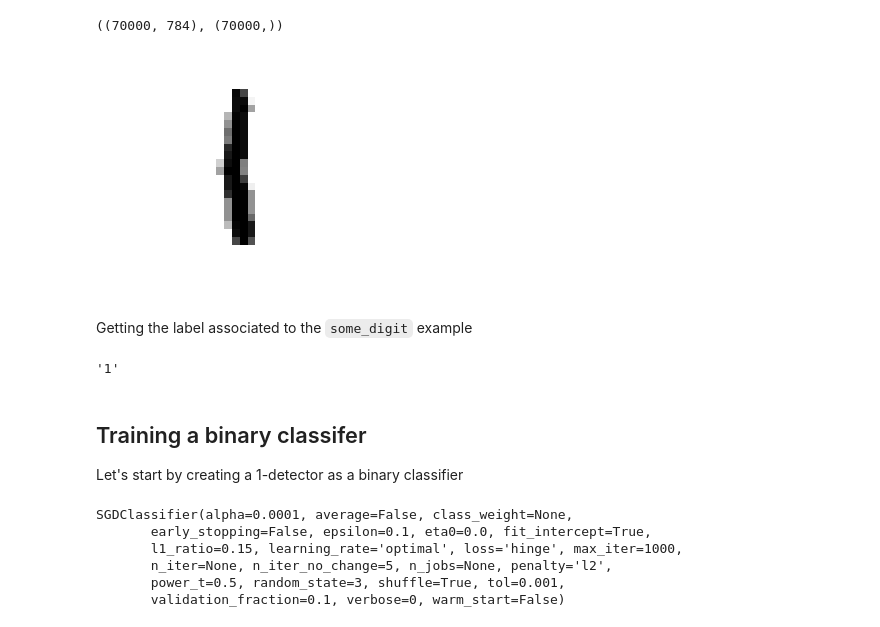
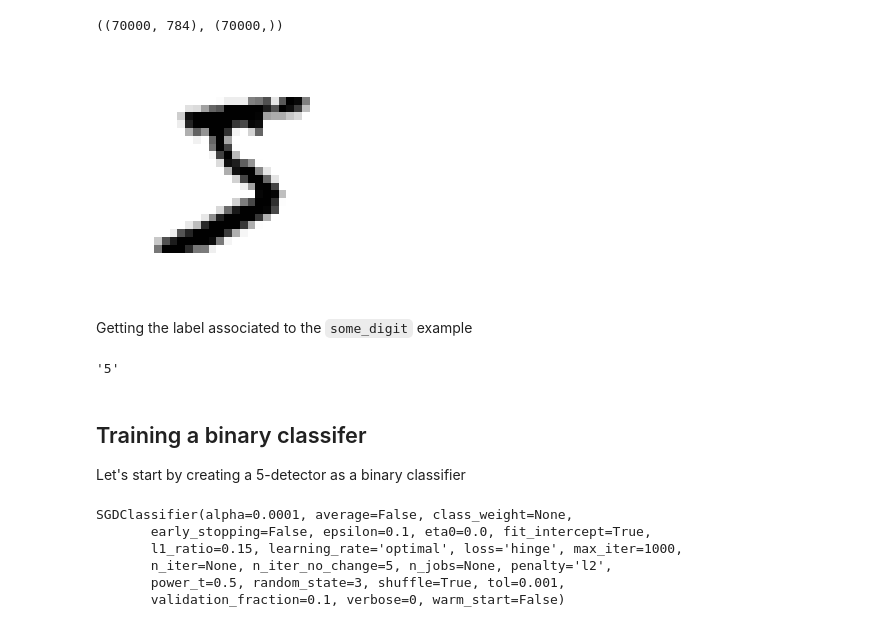
Before and after one commit to cvolcy/hands-on-mlbook, a Jupyter notebook: chapter_3.ipynb, the cells around one changed output. Cells and saved outputs as stored; diff of their text form; code cells hidden in the pictures.

```diff
--- a/chapter_3.ipynb
+++ b/chapter_3.ipynb
@@ -24,23 +24,23 @@ X.shape, y.shape
 # %%
 %matplotlib inline
 import matplotlib
 import matplotlib.pyplot as plt
 
-some_digit_index = 35000
+some_digit_index = 0
 some_digit = X[some_digit_index]
 some_digit_image = some_digit.reshape(28, 28)
 
 plt.imshow(some_digit_image, cmap=matplotlib.cm.binary, interpolation="nearest")
 plt.axis("off")
 plt.show()
 # %% [output]
-[figure, old version]
+[figure, new version]
 # %% [markdown]
 Getting the label associated to the `some_digit` example
 # %%
 y[some_digit_index]
 # %% [output]
-'1'
+'5'
 # %%
 X_train, X_test, y_train, y_test = X[:60000], X[60000:], y[:60000], y[60000:]
 # %%
@@ -51,5 +51,5 @@ X_train, y_train = X_train[shuffle_index], y_train[shuffle_index]
 # %% [markdown]
 ## Training a binary classifer
 
-Let's start by creating a 1-detector as a binary classifier
+Let's start by creating a 5-detector as a binary classifier
 # %%
```
Also changed, not shown: parts of 25 cells of this notebook.
